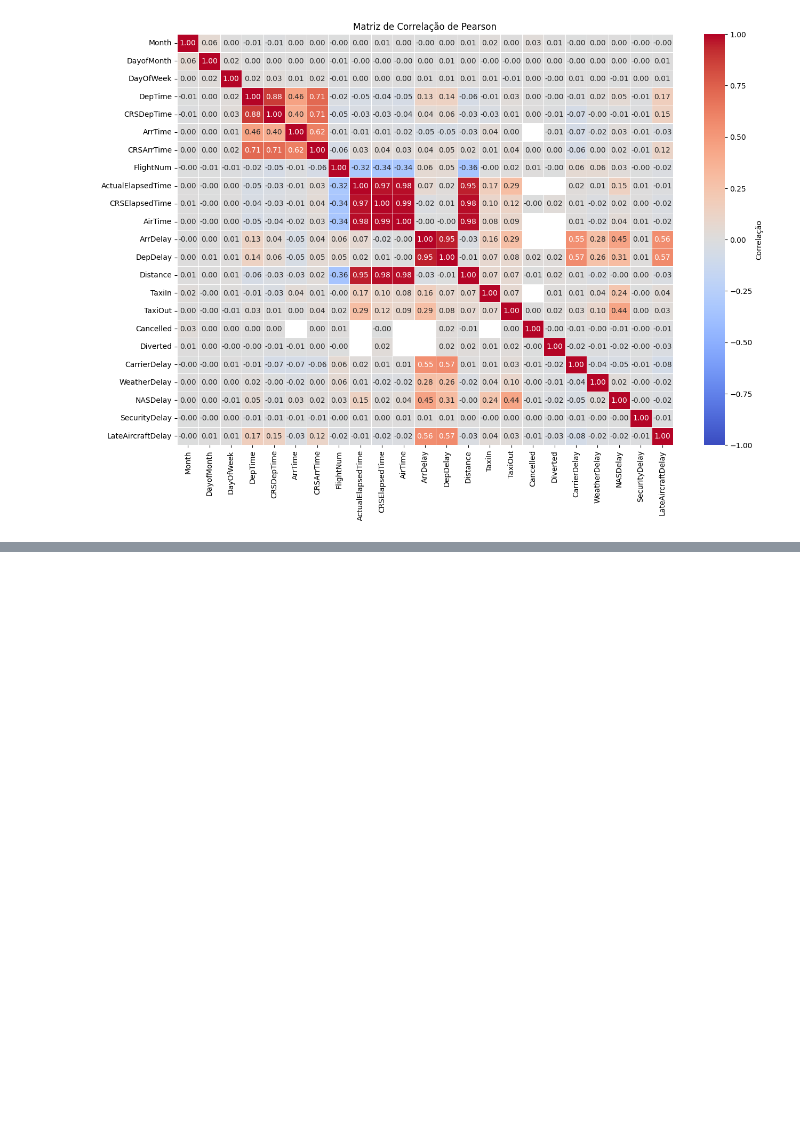
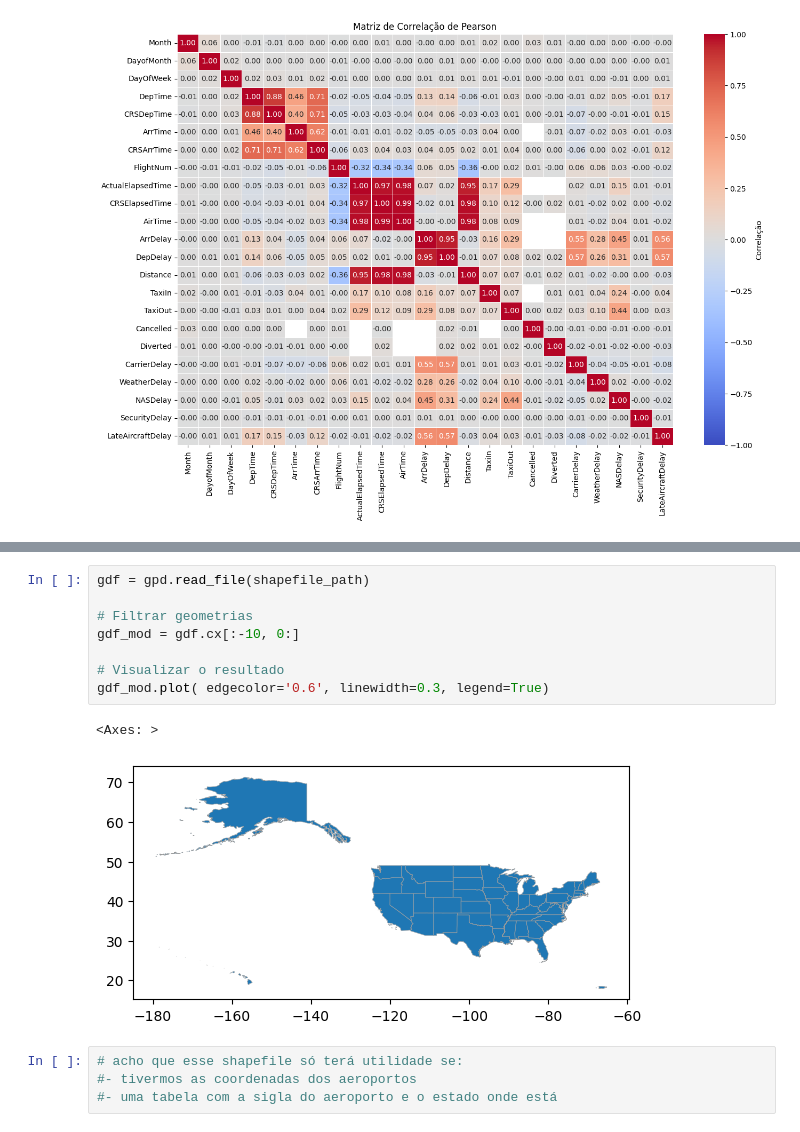
Before and after one commit to AdrielyZBoller/Projeto_Mod05_Ada_VemSerTech, a Jupyter notebook: projeto.ipynb, the cells around one changed output, grey strips where cells are left out. Saved outputs shown, nothing was run; the diff lists cells and outputs as text; blank space fills up the shorter version.

```diff
--- a/projeto.ipynb
+++ b/projeto.ipynb
@@ -251,0 +291,15 @@ plt.show()
+# %%
+gdf = gpd.read_file(shapefile_path)
+
+# Filtrar geometrias
+gdf_mod = gdf.cx[:-10, 0:]
+
+# Visualizar o resultado
+gdf_mod.plot( edgecolor='0.6', linewidth=0.3, legend=True)
+# %% [output]
+<Axes: >
+[figure, added]
+# %%
+# acho que esse shapefile só terá utilidade se:
+#- tivermos as coordenadas dos aeroportos
+#- uma tabela com a sigla do aeroporto e o estado onde está
```
Also changed, not shown: parts of 3 cells of this notebook.
